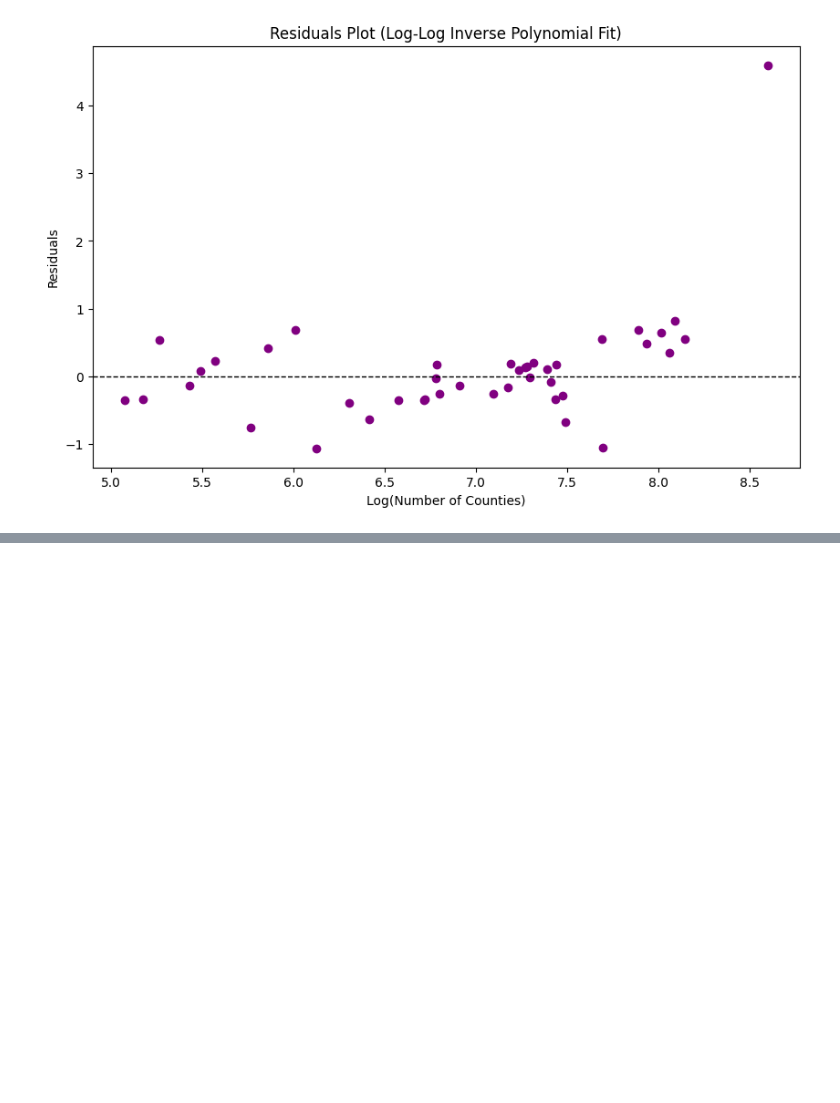
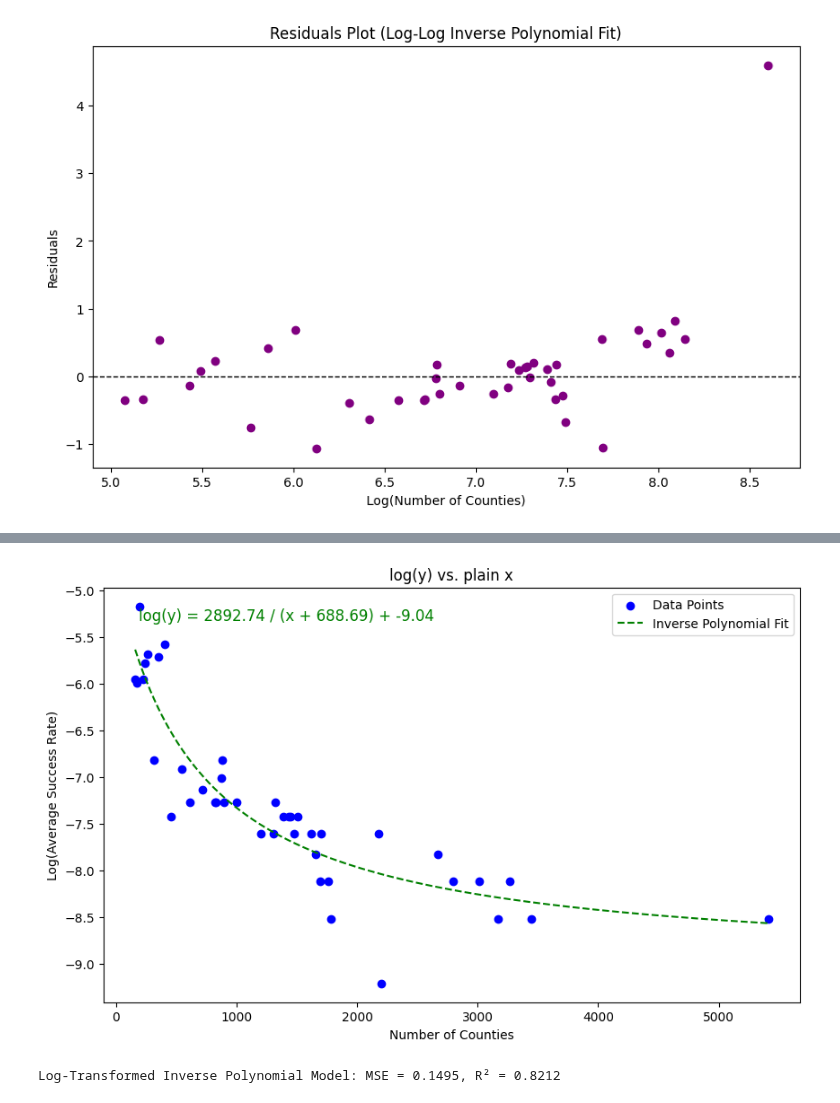
Before and after one commit to brookecarofeinberg/SamplingBalancedForests, a Jupyter notebook: t_plotting.ipynb, the cells around one changed output, grey strips where cells are left out. Cells and saved outputs as stored; diff of their text form; code cells hidden in the pictures; blank space fills up the shorter version.

```diff
--- a/t_plotting.ipynb
+++ b/t_plotting.ipynb
@@ -410,0 +668,45 @@ plt.show()
+# %%
+def inverse_polynomial(x, a, b, c):
+    return a / (x + b) + c
+
+# Fit the inverse polynomial model to the original (non-log-transformed) data
+params_poly, _ = curve_fit(inverse_polynomial, counties, log_avg_success_rates, maxfev=10000)
+a_poly, b_poly, c_poly = params_poly
+
+# Generate x values for plotting the fitted curve
+x_vals = np.linspace(min(counties), max(counties), 500)
+y_vals_poly = inverse_polynomial(x_vals, a_poly, b_poly, c_poly)
+
+# Plot data points
+plt.figure(figsize=(10, 6))
+plt.scatter(counties, log_avg_success_rates, color='blue', label="Data Points")
+
+# Plot the inverse polynomial fit
+plt.plot(x_vals, y_vals_poly, "g--", label="Inverse Polynomial Fit")
+
+# Display formula
+formula_text_poly = f"ln(y) = {np.log(a_poly):.2f} - ln(x + {b_poly:.2f})"
+#formula_text = f"log(y) = {a_poly:.2f} / (x + {b_poly:.2f}) + {c_poly:.2f}"
+plt.text(0.05, 0.95, formula_text, transform=plt.gca().transAxes, fontsize=12, verticalalignment='top', color="green")
+
+plt.xlabel("Number of Counties")
+plt.ylabel("Log(Average Success Rate)")
+plt.title("log(y) vs. plain x")
+
+plt.legend()
+plt.show()
+# %% [output]
+[figure, added]
+# %%
+#generate predictions
+pred_poly_log = inverse_polynomial(counties, a_poly, b_poly, c_poly)
+
+#MSE
+mse_poly_log = mean_squared_error(log_avg_success_rates, pred_poly_log)
+
+#R-squared value
+r2_poly_log = r2_score(log_avg_success_rates, pred_poly_log)
+
+print(f"Log-Transformed Inverse Polynomial Model: MSE = {mse_poly_log:.4f}, R² = {r2_poly_log:.4f}")
+# %% [output]
+Log-Transformed Inverse Polynomial Model: MSE = 0.1495, R² = 0.8212
```
Also changed, not shown: parts of 8 cells of this notebook.
